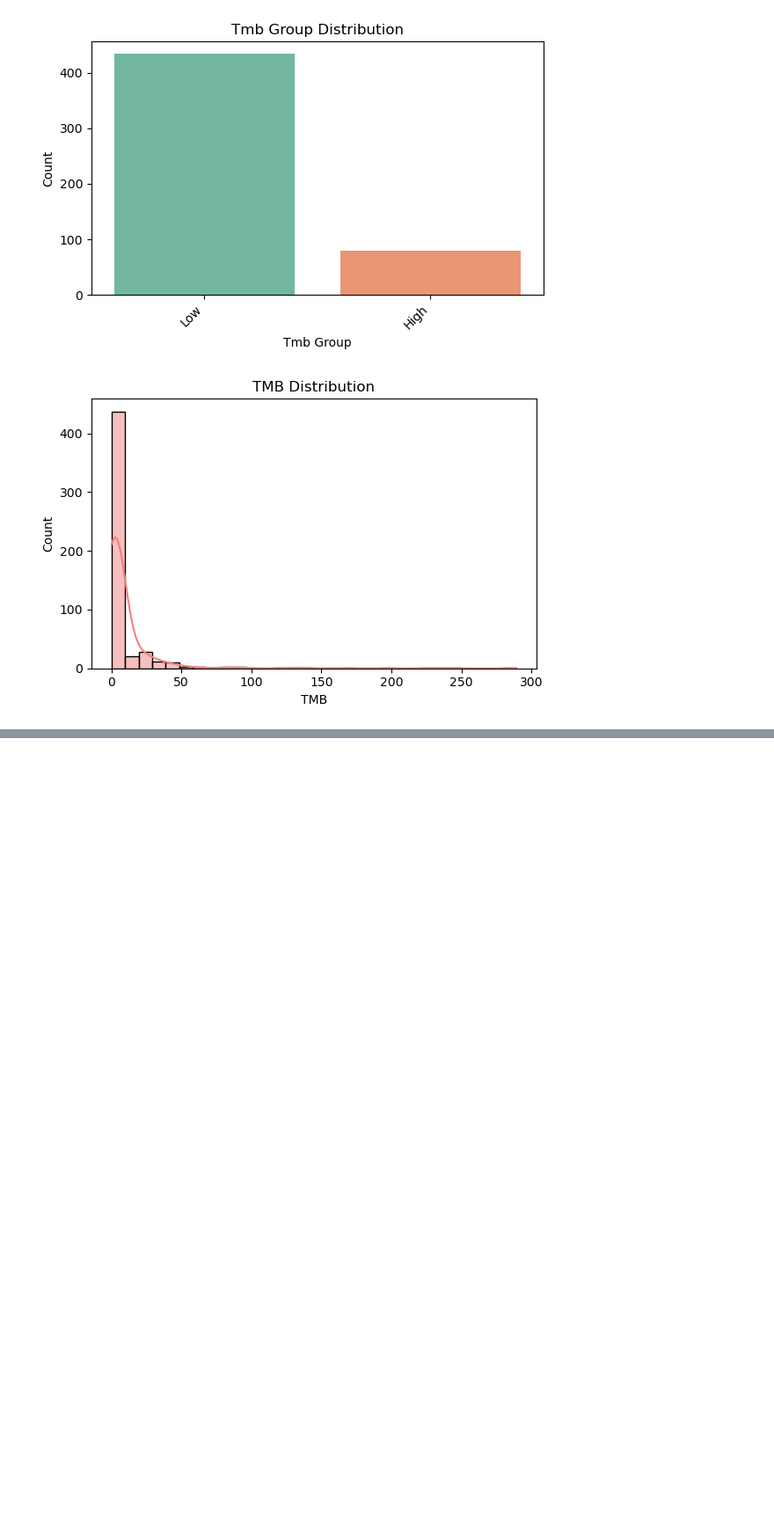
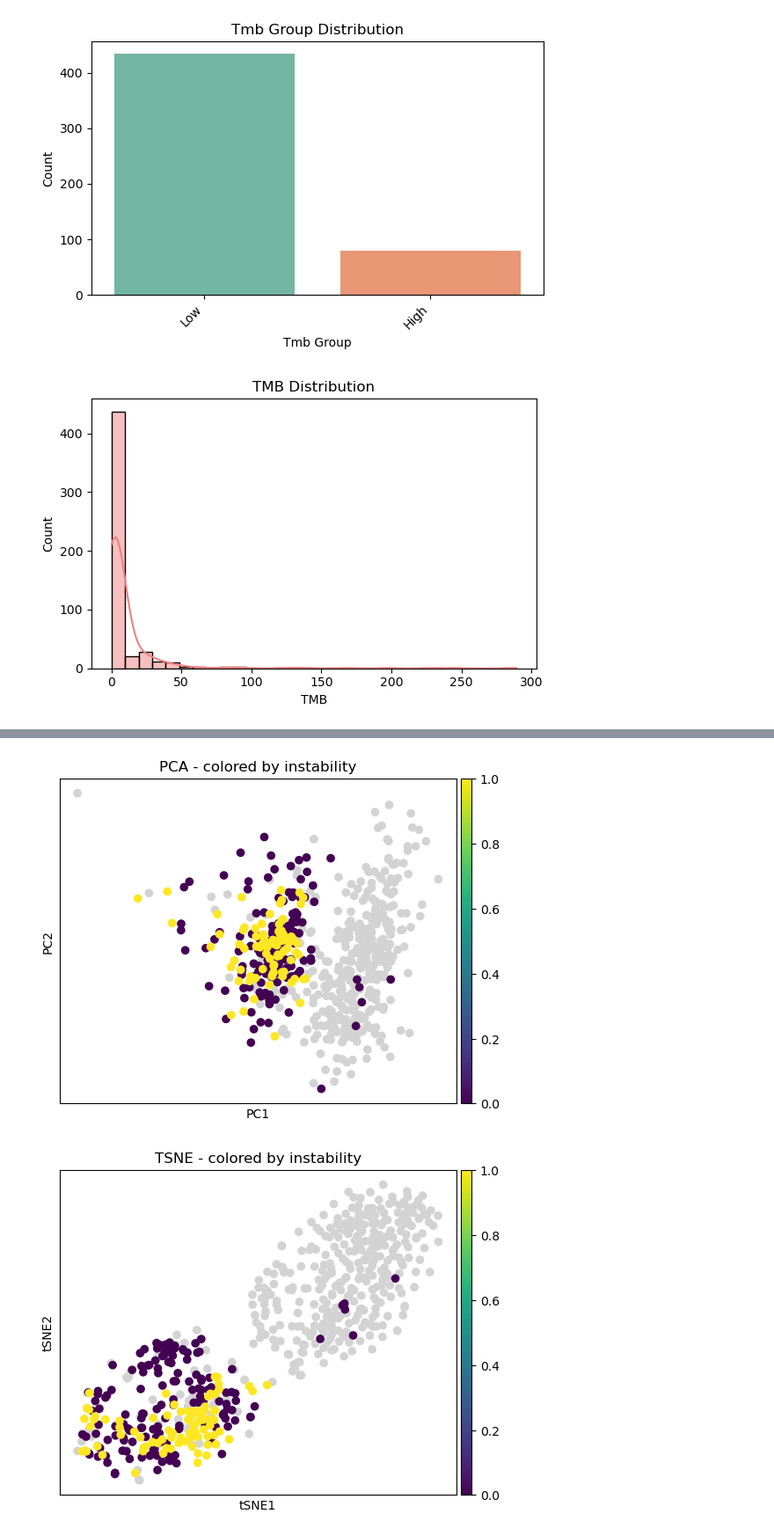
Before and after one commit to RandFa/CRC_cancer, a Jupyter notebook: notebooks/03_EDA_cancer.ipynb, the cells around one changed output, grey strips where cells are left out. Shown at 88% size. Saved outputs shown, nothing was run; the diff lists cells and outputs as text; code cells hidden in the pictures; blank space fills up the shorter version.

Commit message:
improving notebook comment and results anlysis

```diff
--- a/notebooks/03_EDA_cancer.ipynb
+++ b/notebooks/03_EDA_cancer.ipynb
@@ -514,0 +248,27 @@ filtered_expr.to_csv('../data/cancer_tmm_log.csv')
+# %%
+# extract therapy information
+def extract_first_line(s):
+    if '|' not in s:
+        return s
+    return s.split('|')[0].strip()
+
+def extract_second_line(s):
+    if '|' not in s:
+        return 'No second line'
+    parts = s.split('|')
+    if len(parts) > 1:
+        return parts[1].strip()
+
+def has_more_than_two_steps(s):
+    if '|' not in s:
+        return 0
+    return int(s.count('|') > 1)
+
+# Apply the new functions
+cancer_df['first_line_treatment'] = cancer_df['therapy_type'].apply(extract_first_line)
+cancer_df['second_line_treatment'] = cancer_df['therapy_type'].apply(extract_second_line)
+cancer_df['has_further_steps'] = cancer_df['therapy_type'].apply(has_more_than_two_steps)
+
+
+# Drop unneeded columns
+cancer_df = cancer_df.drop(columns=['therapy_type', 'prior_treatment'])
@@ -514,0 +369,13 @@ filtered_expr.to_csv('../data/cancer_tmm_log.csv')
+# %%
+# Extract umap scores
+umap2_scores = cancer_adata.obsm['X_umap'][:, 1]
+
+# Define outlier threshold
+threshold = 2
+mask = umap2_scores < threshold
+
+# Filter AnnData and dataframes to keep only samples within threshold
+cancer_adata = cancer_adata[mask, :].copy()
+cancer_df = cancer_df.loc[mask]
+expression_df = expression_df.transpose().loc[cancer_df.index]
+scaled_filtered = scaled_filtered.loc[cancer_df.index]
@@ -514,0 +547,6 @@ filtered_expr.to_csv('../data/cancer_tmm_log.csv')
+# %%
+#plotting by chrmosomal instability
+mplt.plot_reductions(cancer_adata, 'instability',save_dir='../results/cancer_survival')
+# %% [output]
+[figure, added]
+[figure, added]
```
Also changed, not shown: parts of 57 cells of this notebook, 59 other files.
